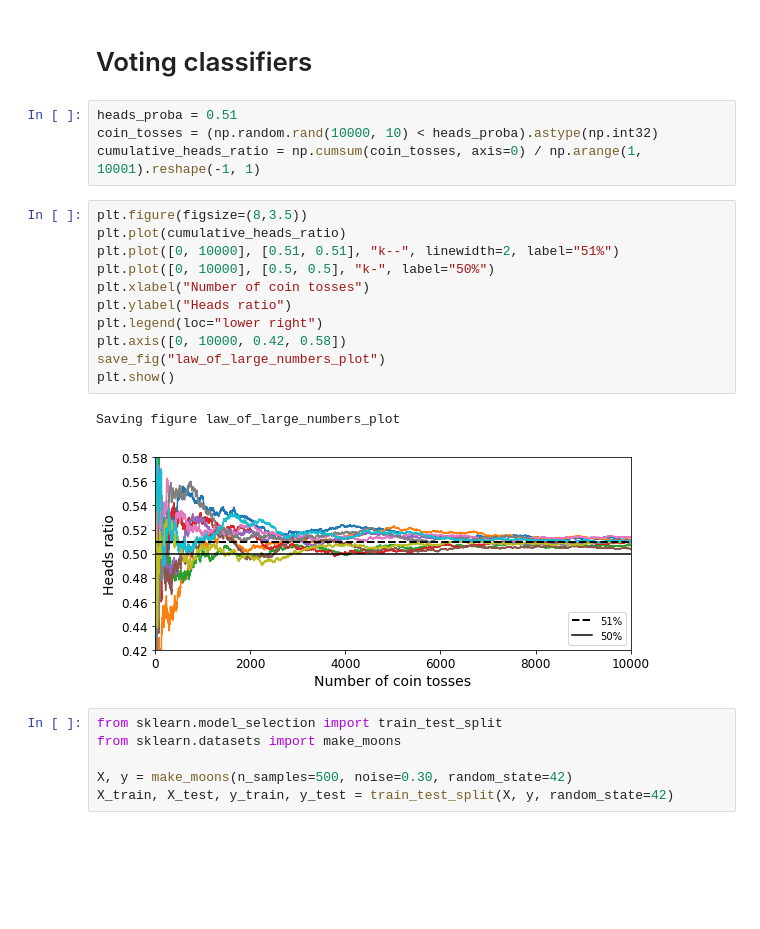
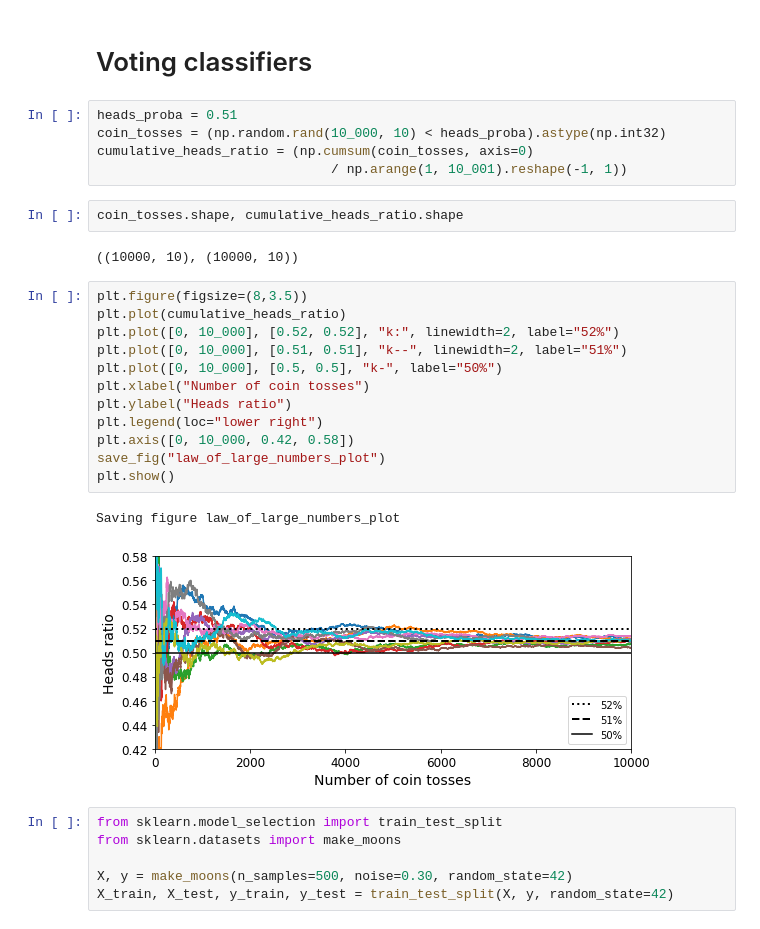
Before and after one commit to soo-pecialist/Hands_on_ML_w_Scikit_Karas_and_TensorFlow, a Jupyter notebook: CH07_Ensemble_Learning_and_Random_Forests.ipynb, the cells around one changed output. Drawn from its saved outputs; the diff is of its cells as text; blank space fills up the shorter version.

```diff
--- a/CH07_Ensemble_Learning_and_Random_Forests.ipynb
+++ b/CH07_Ensemble_Learning_and_Random_Forests.ipynb
@@ -40,22 +40,28 @@ def save_fig(fig_id, tight_layout=True, fig_extension="png", resolution=300):
 # Voting classifiers
 # %%
 heads_proba = 0.51
-coin_tosses = (np.random.rand(10000, 10) < heads_proba).astype(np.int32)
-cumulative_heads_ratio = np.cumsum(coin_tosses, axis=0) / np.arange(1, 10001).reshape(-1, 1)
+coin_tosses = (np.random.rand(10_000, 10) < heads_proba).astype(np.int32)
+cumulative_heads_ratio = (np.cumsum(coin_tosses, axis=0)
+                              / np.arange(1, 10_001).reshape(-1, 1))
+# %%
+coin_tosses.shape, cumulative_heads_ratio.shape
+# %% [output]
+((10000, 10), (10000, 10))
 # %%
 plt.figure(figsize=(8,3.5))
 plt.plot(cumulative_heads_ratio)
-plt.plot([0, 10000], [0.51, 0.51], "k--", linewidth=2, label="51%")
-plt.plot([0, 10000], [0.5, 0.5], "k-", label="50%")
+plt.plot([0, 10_000], [0.52, 0.52], "k:", linewidth=2, label="52%")
+plt.plot([0, 10_000], [0.51, 0.51], "k--", linewidth=2, label="51%")
+plt.plot([0, 10_000], [0.5, 0.5], "k-", label="50%")
 plt.xlabel("Number of coin tosses")
 plt.ylabel("Heads ratio")
 plt.legend(loc="lower right")
-plt.axis([0, 10000, 0.42, 0.58])
+plt.axis([0, 10_000, 0.42, 0.58])
 save_fig("law_of_large_numbers_plot")
 plt.show()
 # %% [output]
 Saving figure law_of_large_numbers_plot
-[figure, old version]
+[figure, new version]
 # %%
 from sklearn.model_selection import train_test_split
 from sklearn.datasets import make_moons
```
Also changed, not shown: parts of 55 cells of this notebook.
